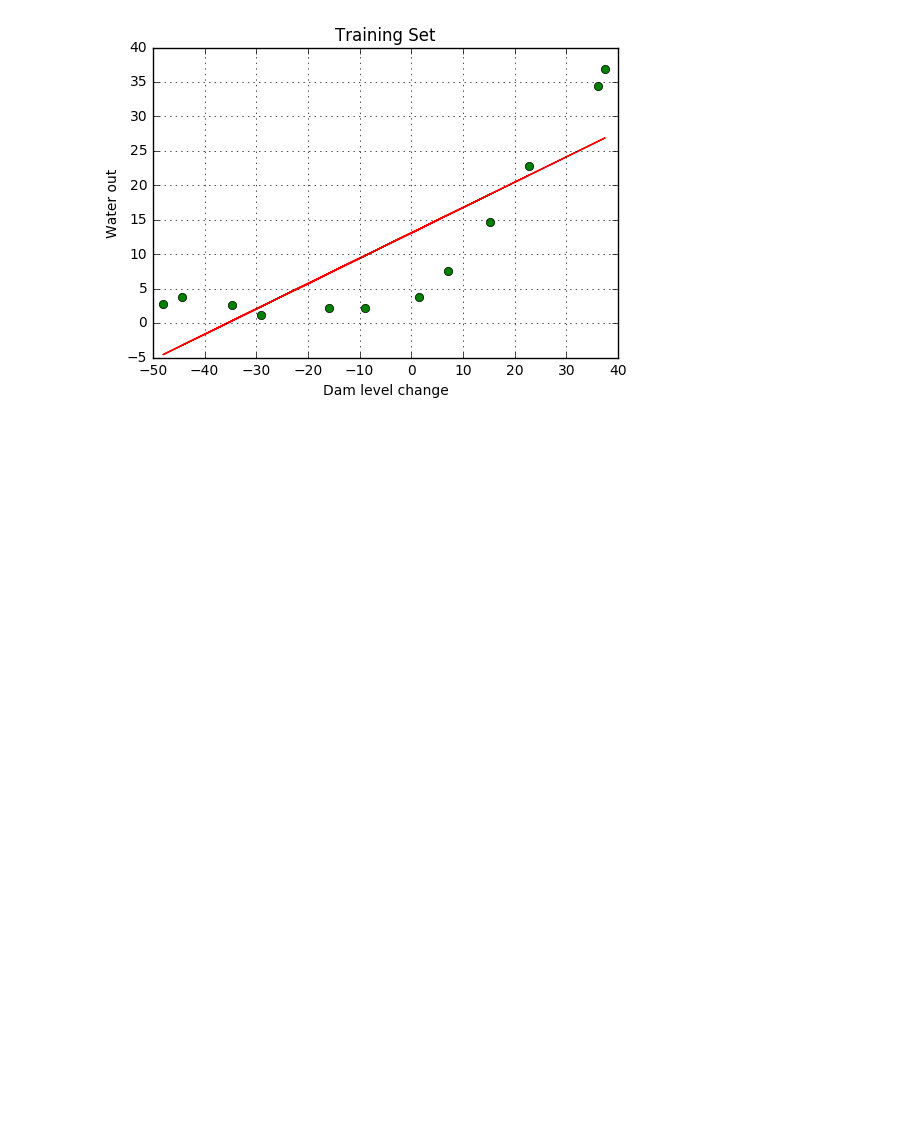
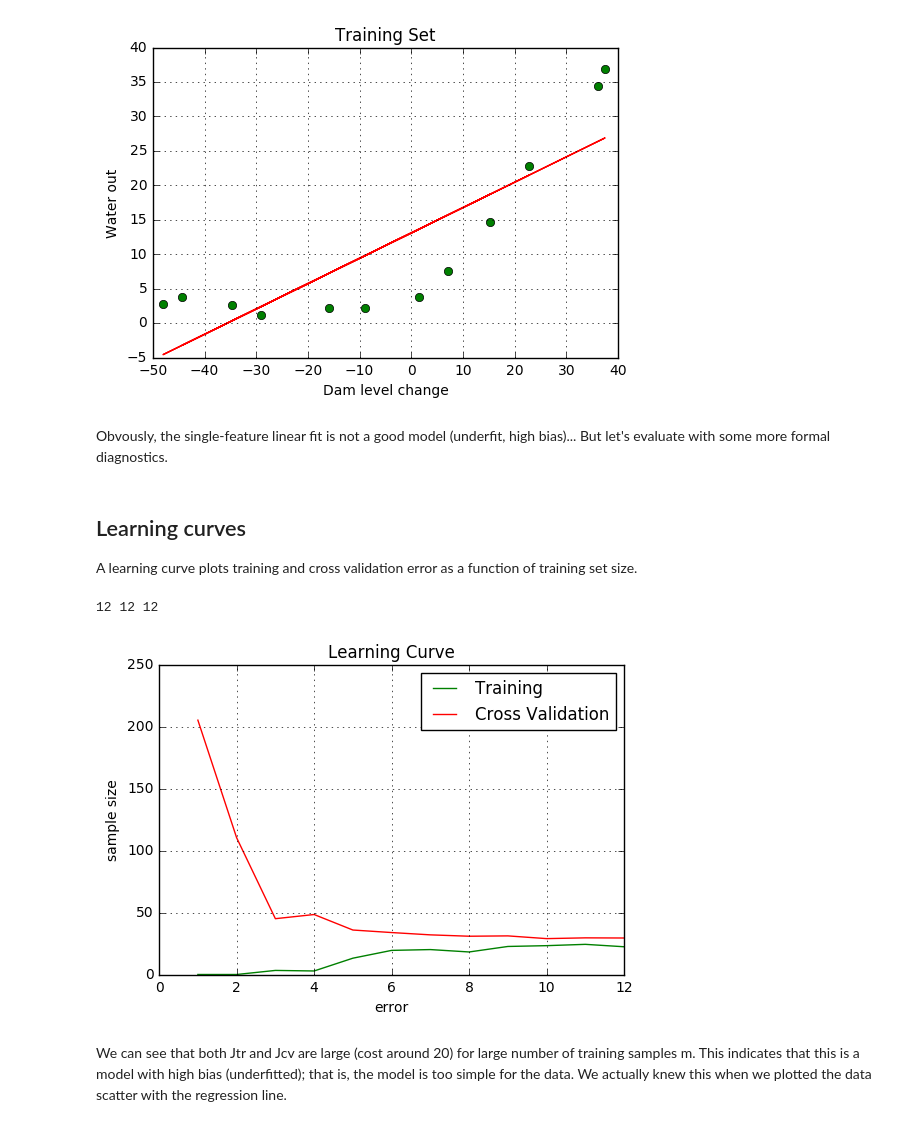
Before and after one commit to eduardbonada/ML-AndrewNg, a Jupyter notebook: ex5. Bias vs Variance/ex5. Bias vs Variance.ipynb, the cells around one changed output. Drawn from its saved outputs; the diff is of its cells as text; code cells hidden in the pictures; blank space fills up the shorter version.

Commit message:
ex5. learning curve for single variable regularized linear regression model

```diff
--- a/ex5. Bias vs Variance/ex5. Bias vs Variance.ipynb
+++ b/ex5. Bias vs Variance/ex5. Bias vs Variance.ipynb
@@ -156,3 +156,54 @@ plt.plot(Xtr[:,1], thetaFinal[0] + thetaFinal[1]*Xtr[:,1], 'r-')
 # %% [output]
 [<matplotlib.lines.Line2D at 0x...>]
 [figure]
+# %% [markdown]
+Obvously, the single-feature linear fit is not a good model (underfit, high bias)... But let's evaluate with some more formal diagnostics.
+# %% [markdown]
+## Learning curves
+
+A learning curve plots training and cross validation error as a function of training set size.
+# %%
+# set a theatStart initialized to zeros
+thetaStart = np.zeros(Xtr.shape[1],dtype=np.float)
+
+# regularization parameter (note it is not used to compute Jtr and Jcv)
+lmbda = 0
+
+# init arrays to store output data for later plotting
+m_values, j_tr, j_cv = [], [], []
+
+# loop over training subsets of different sizes (1:1,1:2,1:3,...)
+for m in range(1,Xtr.shape[0]+1,1):
+
+    m_values.append(m)
+
+    # train the subset and get theta for the given subset
+    theta_subset, cost_subset = optimizeTheta(Xtr[:m,:], ytr[:m], thetaStart, lmbda)
+
+    # compute cost of the training subset (no regularization)
+    j_tr.append(computeCost(theta_subset, Xtr[:m,:], ytr[:m], 0))
+
+    # compute cost of the cv subset (all samples in cv, not 1:m)(no regularization)
+    j_cv.append(computeCost(theta_subset, Xcv, ycv, 0))
+
+# check sizes
+print(len(m_values), len(j_tr), len(j_cv))
+# %% [output]
+12 12 12
+# %%
+# function that plots the learning curve
+def plotLearningCurve(m_values,j_tr,j_cv,title,x_title,y_title):
+    plt.figure(figsize=(6,4))
+    plt.plot(m_values, j_tr, 'g-', label='Training')
+    plt.plot(m_values, j_cv, 'r-', label='Cross Validation')
+    plt.grid(True)
+    plt.title(title)
+    plt.ylabel(x_title)
+    plt.xlabel(y_title)
+    plt.legend()
+# %%
+plotLearningCurve(m_values,j_tr,j_cv,'Learning Curve','sample size','error')
+# %% [output]
+[figure, added]
+# %% [markdown]
+We can see that both Jtr and Jcv are large (cost around 20) for large number of training samples m. This indicates that this is a model with high bias (underfitted); that is, the model is too simple for the data. We actually knew this when we plotted the data scatter with the regression line.
```
